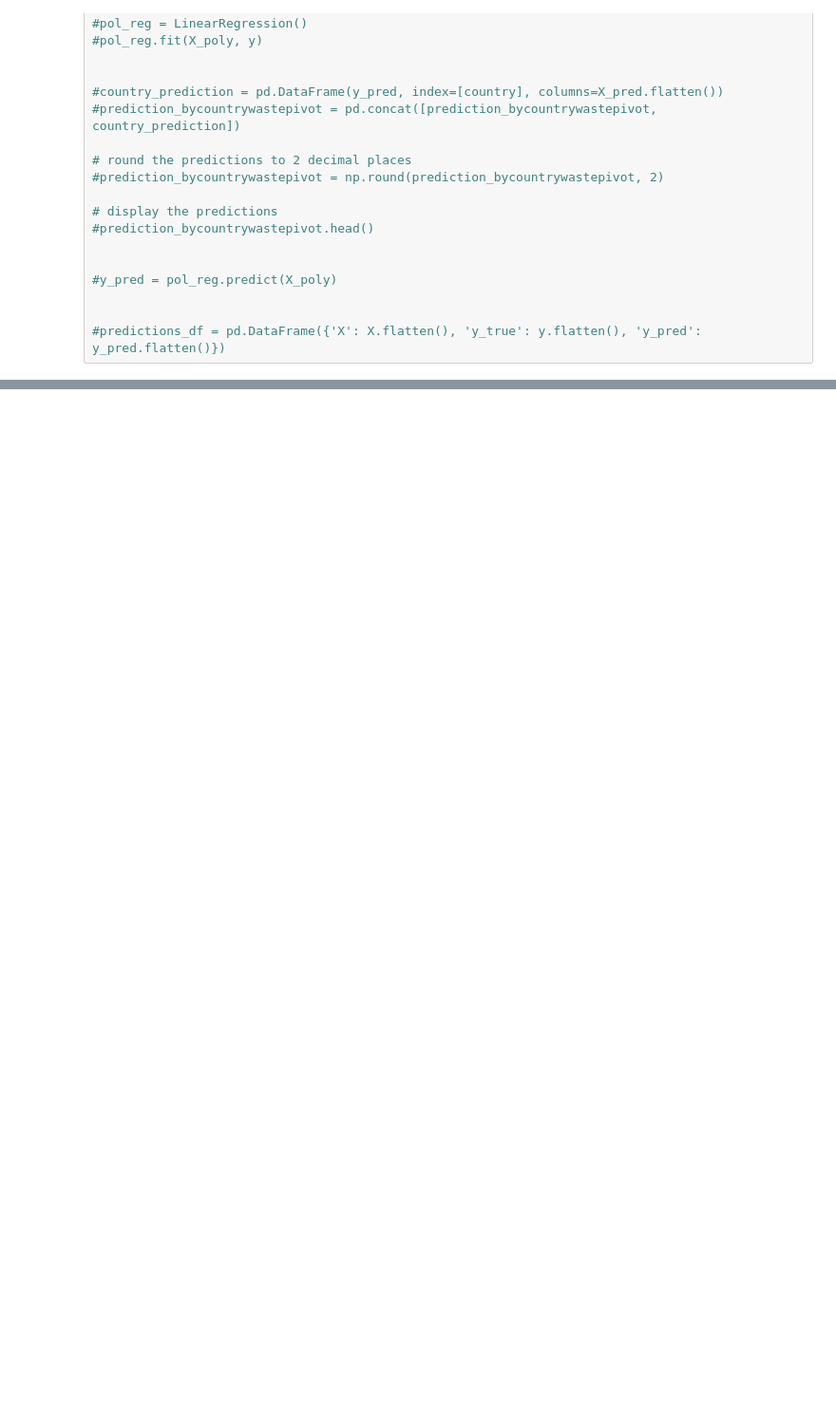
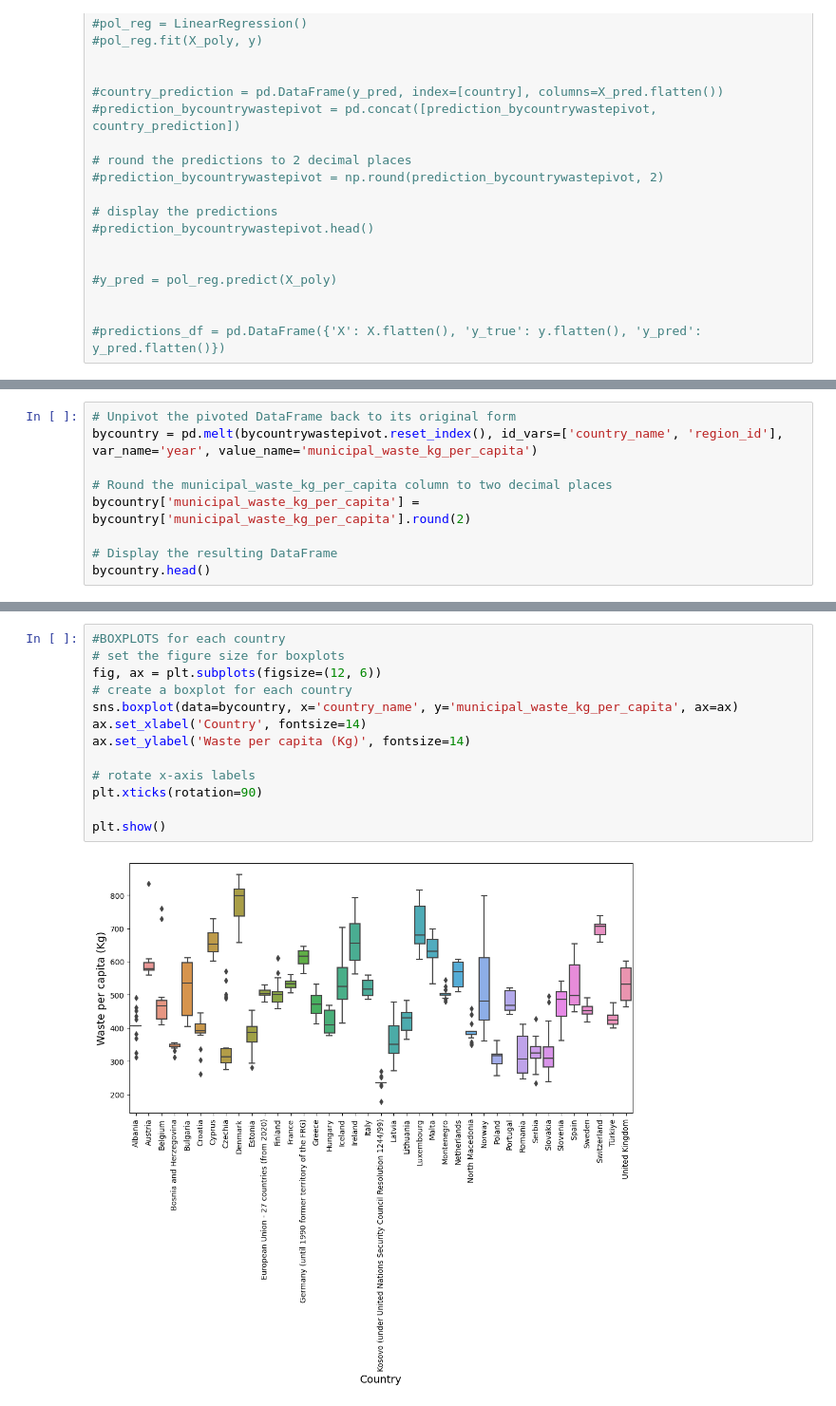
Before and after one commit to TechLabs-Berlin/wt23-wastewise, a Jupyter notebook: DS/Polynomial_regression.ipynb, the cells around one changed output, grey strips where cells are left out. Shown: that part at 95% size. Drawn from its saved outputs; the diff is of its cells as text; blank space fills up the shorter version.

```diff
--- a/DS/Polynomial_regression.ipynb
+++ b/DS/Polynomial_regression.ipynb
@@ -360,0 +727,9 @@ prediction_bycountrywastepivot.head()
+# %%
+# Unpivot the pivoted DataFrame back to its original form
+bycountry = pd.melt(bycountrywastepivot.reset_index(), id_vars=['country_name', 'region_id'], var_name='year', value_name='municipal_waste_kg_per_capita')
+
+# Round the municipal_waste_kg_per_capita column to two decimal places
+bycountry['municipal_waste_kg_per_capita'] = bycountry['municipal_waste_kg_per_capita'].round(2)
+
+# Display the resulting DataFrame
+bycountry.head()
@@ -360,0 +743,15 @@ prediction_bycountrywastepivot.head()
+# %%
+#BOXPLOTS for each country
+# set the figure size for boxplots
+fig, ax = plt.subplots(figsize=(12, 6))
+# create a boxplot for each country
+sns.boxplot(data=bycountry, x='country_name', y='municipal_waste_kg_per_capita', ax=ax)
+ax.set_xlabel('Country', fontsize=14)
+ax.set_ylabel('Waste per capita (Kg)', fontsize=14)
+
+# rotate x-axis labels
+plt.xticks(rotation=90)
+
+plt.show()
+# %% [output]
+[figure, added]
```
Also changed, not shown: parts of 29 cells of this notebook, 8 other files.
